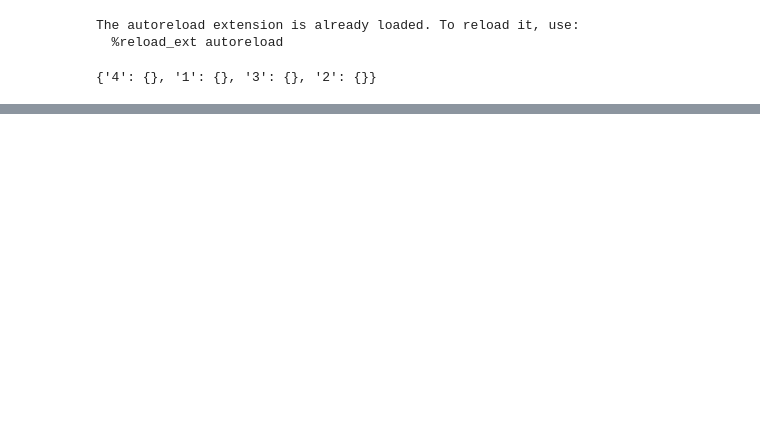
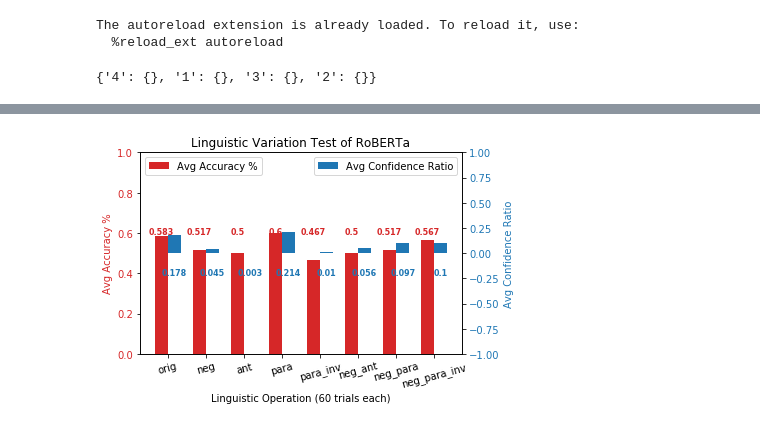
Before and after one commit to shaoxia57/common_sense_embedding_analysis, a Jupyter notebook: Generate_Plots.ipynb, the cells around one changed output, grey strips where cells are left out. Saved outputs shown, nothing was run; the diff lists cells and outputs as text; code cells hidden in the pictures; blank space fills up the shorter version.

```diff
--- a/Generate_Plots.ipynb
+++ b/Generate_Plots.ipynb
@@ -201,3 +238,15 @@ grouped_perturbation_ratio
+# %%
+x_labels = ["orig", "neg", "ant", "para", "para_inv", "neg_ant", "neg_para", "neg_para_inv"]
+x_label = "Linguistic Operation (60 trials each)"
+left_units = "Avg Accuracy %"
+left_bar_data = [round(grouped_perturbation_accuracy[key], 3) for key in linguistic_operations]
+right_units = "Avg Confidence Ratio"
+right_bar_data = [round(grouped_perturbation_ratio[key], 3) for key in linguistic_operations]
+title = "Linguistic Variation Test of RoBERTa"
+display_two_axis_bar_plot(x_labels, x_label, left_units, right_units,
+                              left_bar_data, right_bar_data, title, False)
+# %% [output]
+[figure, added]
 # %%
 x_labels = ["orig", "neg", "ant", "para", "para_inv", "neg_ant", "neg_para", "neg_para_inv"]
 x_label = "Linguistic Operation (60 trials each)"
```
Also changed, not shown: parts of 21 cells of this notebook, 13 other files.
